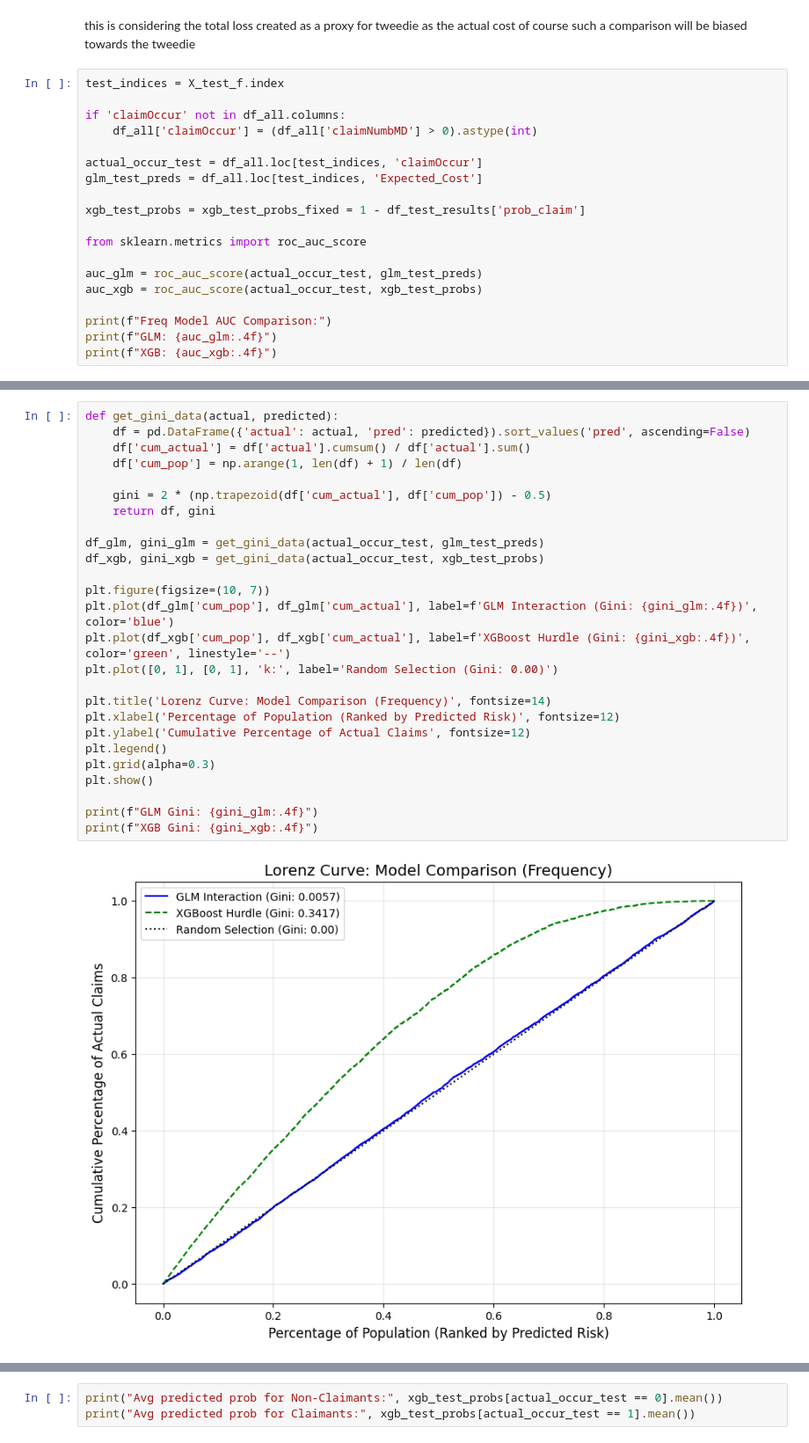
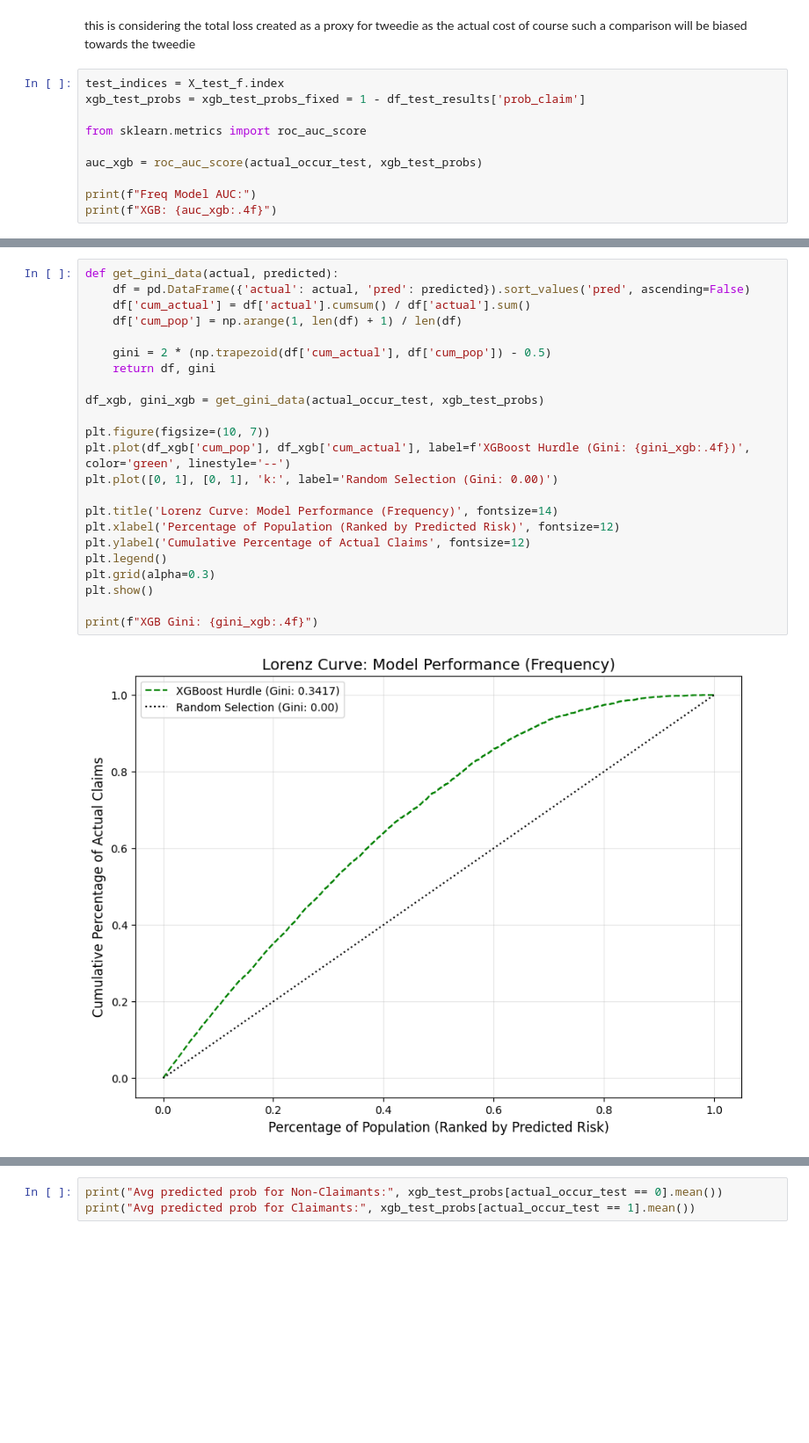
Before and after one commit to aradmehralian/Statistical-Consulting-Project, a Jupyter notebook: Stat-Consulting_MLModels.ipynb, the cells around one changed output, grey strips where cells are left out. Shown at 88% size. Cells and saved outputs as stored; diff of their text form; blank space fills up the shorter version.

```diff
--- a/Stat-Consulting_fin.ipynb
+++ b/Stat-Consulting_MLModels.ipynb
@@ -730,22 +383,13 @@ this is considering the total loss created as a proxy for tweedie as the actual
 of course such a comparison will be biased towards the tweedie
 # %%
 test_indices = X_test_f.index
-
-if 'claimOccur' not in df_all.columns:
-    df_all['claimOccur'] = (df_all['claimNumbMD'] > 0).astype(int)
-
-actual_occur_test = df_all.loc[test_indices, 'claimOccur']
-glm_test_preds = df_all.loc[test_indices, 'Expected_Cost']
-
 xgb_test_probs = xgb_test_probs_fixed = 1 - df_test_results['prob_claim']
 
 from sklearn.metrics import roc_auc_score
 
-auc_glm = roc_auc_score(actual_occur_test, glm_test_preds)
 auc_xgb = roc_auc_score(actual_occur_test, xgb_test_probs)
 
-print(f"Freq Model AUC Comparison:")
-print(f"GLM: {auc_glm:.4f}")
+print(f"Freq Model AUC:")
 print(f"XGB: {auc_xgb:.4f}")
 # %% [output]
 Freq Model AUC Comparison:
@@ -776,28 +414,25 @@ XGB (Regressor) -> RMSE: 957.27, MAE: 660.16
 # %%
 def get_gini_data(actual, predicted):
     df = pd.DataFrame({'actual': actual, 'pred': predicted}).sort_values('pred', ascending=False)
     df['cum_actual'] = df['actual'].cumsum() / df['actual'].sum()
     df['cum_pop'] = np.arange(1, len(df) + 1) / len(df)
 
     gini = 2 * (np.trapezoid(df['cum_actual'], df['cum_pop']) - 0.5)
     return df, gini
 
-df_glm, gini_glm = get_gini_data(actual_occur_test, glm_test_preds)
 df_xgb, gini_xgb = get_gini_data(actual_occur_test, xgb_test_probs)
 
 plt.figure(figsize=(10, 7))
-plt.plot(df_glm['cum_pop'], df_glm['cum_actual'], label=f'GLM Interaction (Gini: {gini_glm:.4f})', color='blue')
 plt.plot(df_xgb['cum_pop'], df_xgb['cum_actual'], label=f'XGBoost Hurdle (Gini: {gini_xgb:.4f})', color='green', linestyle='--')
 plt.plot([0, 1], [0, 1], 'k:', label='Random Selection (Gini: 0.00)')
 
-plt.title('Lorenz Curve: Model Comparison (Frequency)', fontsize=14)
+plt.title('Lorenz Curve: Model Performance (Frequency)', fontsize=14)
 plt.xlabel('Percentage of Population (Ranked by Predicted Risk)', fontsize=12)
 plt.ylabel('Cumulative Percentage of Actual Claims', fontsize=12)
 plt.legend()
 plt.grid(alpha=0.3)
 plt.show()
 
-print(f"GLM Gini: {gini_glm:.4f}")
 print(f"XGB Gini: {gini_xgb:.4f}")
 # %% [output]
-[figure, old version]
+[figure, new version]
```
Also changed, not shown: parts of 20 cells of this notebook.
